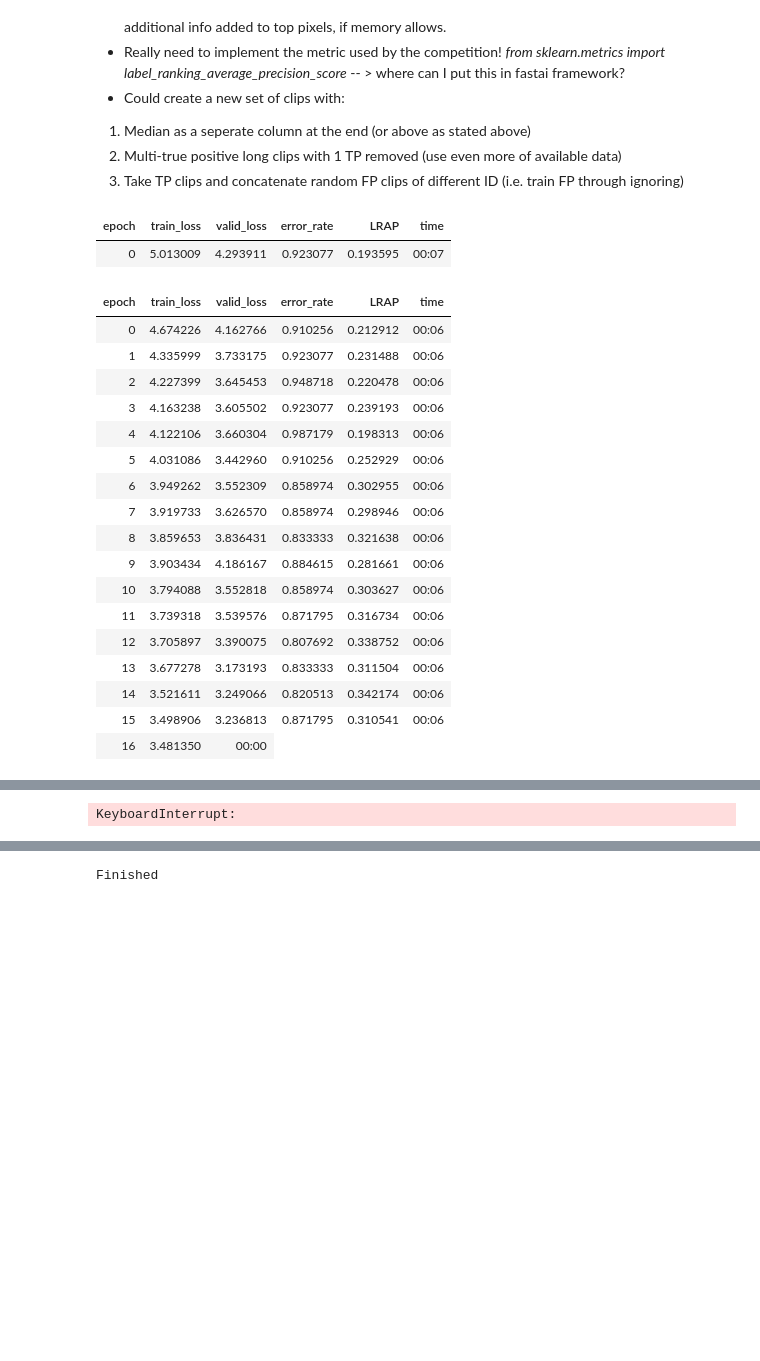
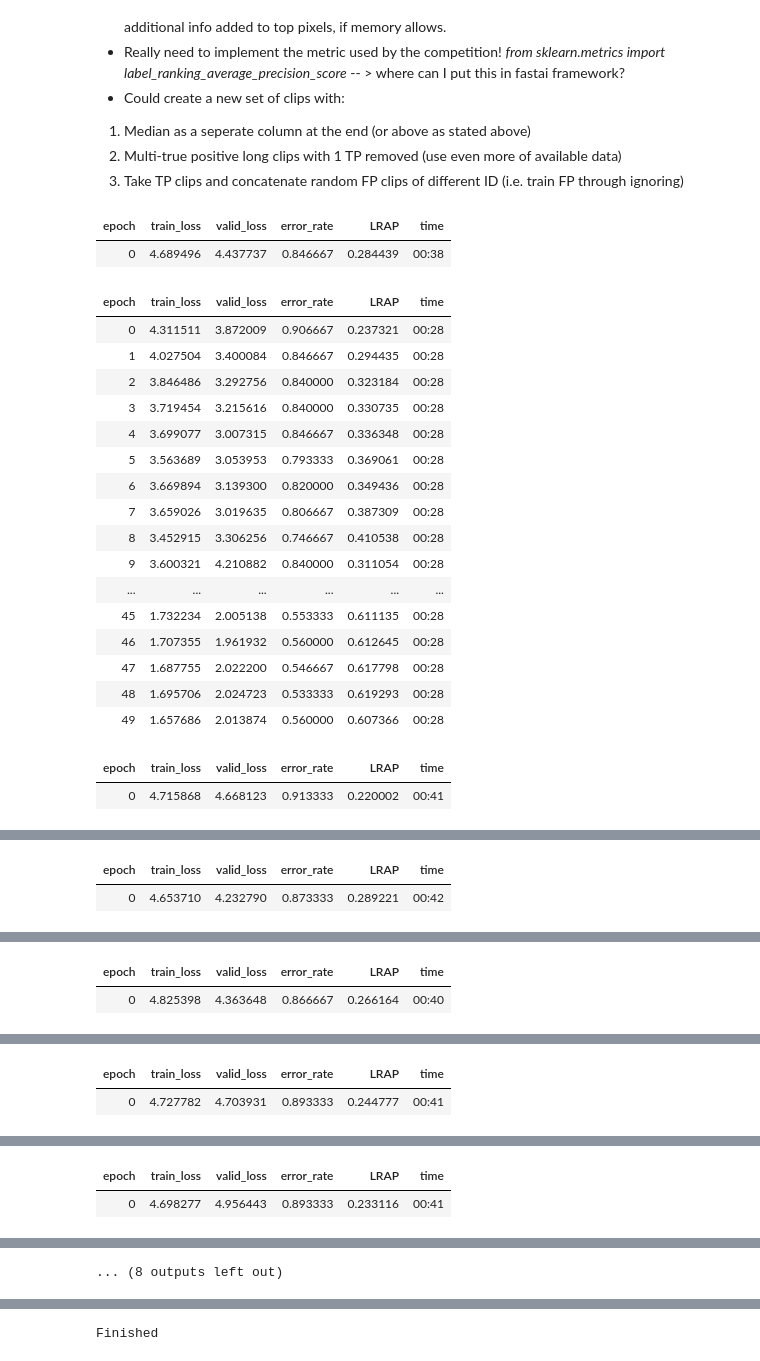
Before and after one commit to KidElectric/rfcx_kaggle, a Jupyter notebook: notebooks/3.0-bri-train-models-experiments.ipynb, the cells around one changed output, grey strips where cells are left out. Cells and saved outputs as stored; diff of their text form; code cells hidden in the pictures; blank space fills up the shorter version.

Commit message:
Adding dynamic model and csv naming

```diff
--- a/notebooks/3.0-bri-train-models-experiments.ipynb
+++ b/notebooks/3.0-bri-train-models-experiments.ipynb
@@ -165,17 +165,17 @@ path=CC_MODEL_ROOT
 learn=load_learner(path.joinpath('rn18_30ep_512_clip_full_aug1_medsub_112920_2.pkl'))
 # %%
 #Load in multiple .csv and take the mean:
-fns=[DATA_ROOT.joinpath('resnet34_25epoch_512_clip_full_gen_aug2.csv'),
-     DATA_ROOT.joinpath('resnet18_30epoch_512_clip_full_aug1.csv')]
+fns=[CC_MODEL_ROOT.parent.joinpath('predictions').joinpath('rn101_50ep_lr8p32e-10_434_clip_TP_FP_NP_aug2_noflip_120420_mixup0p5-sum.csv'),
+     CC_MODEL_ROOT.parent.joinpath('predictions').joinpath('rn50_50ep_224_resamp15_TP_FP_NP_aug2_noflip_19_8_averaged.csv')]
 df_load={}
 for i,fn in enumerate(fns):
     df_load[i]= pd.read_csv(fn)
 b=df_load[0]
 for col in df_load[0].columns:
     if col != 'recording_id':
-        b[col]=(0.25*df_load[0][col] + 0.75*df_load[1][col])
+        b[col]=(0.75*df_load[0][col] + 0.25*df_load[1][col])
 b.head()
-b.to_csv(DATA_ROOT.joinpath('25-75_combo_test_resnet34_25_clip_full_gen_and_resnet18_clip_full_med.csv'),
+b.to_csv(CC_MODEL_ROOT.parent.joinpath('predictions').joinpath('rn101_plus_rn50_8average.csv'),
         index=False)
 # %% [markdown]
 # Notes
@@ -200,44 +200,48 @@ def LRAP(inp, targ, sigmoid=True):
         targ_array[i,t]=1
     return skm.label_ranking_average_precision_score(targ_array,pred)
 # %%
-# Train many smaller models on randomly subsampled image sets (n=50 to start)
+# Train many smaller models using mixup on randomly subsampled image sets (n=50 to start)
 def which_singer(x): return x.parts[-1].split('_')[1]
-rs = 15
-path =CC_ROOT.joinpath('data').joinpath('processed').joinpath('resamp_%d' % 15)
-nmodels=50
+rs = 25
+path =CC_ROOT.joinpath('data').joinpath('processed').joinpath('resamp_%d' % rs)
+nmodels=10
 mixup = MixUp(0.5)
 for i in range(nmodels):
     subset=path.joinpath(str(i))
     dls = ImageDataLoaders.from_path_func(
         subset, get_image_files(subset), valid_pct=0.2, seed=42,
-        label_func=which_singer, item_tfms=Resize(128,ResizeMethod.Squish),
+        label_func=which_singer, item_tfms=Resize(350,ResizeMethod.Squish),
         batch_tfms=aug_transforms(mult=2, do_flip=False),
-        num_workers=0,bs=12)
+        num_workers=0,bs=6)
 
     learn = cnn_learner(dls, resnet101, cbs=mixup,
                         loss_func=CrossEntropyLossFlat(),
                         metrics=[error_rate, LRAP])
     learn.fine_tune(50)
-    model_name='rn101_50ep_128_resamp%d_TP_FP_NP_aug2_noflip_mixup0p5.pkl' % rs
-    learn.export(fname=path.joinpath('models').joinpath(model_name)) #30e = 0.717
+    model_name='rn101_50ep_350_resamp%d_TP_FP_NP_aug2_noflip_mixup0p5_%d.pkl' % (rs,i)
+    mpath=path.joinpath('models')
+    if mpath.exists() == False:
+        os.makedirs(mpath)
+    learn.export(fname=mpath.joinpath(model_name)) #30e = 0.717
 # %% [output]
 | epoch | train_loss | valid_loss | error_rate | LRAP | time |
-| 0 | 5.013009 | 4.293911 | 0.923077 | 0.193595 | 00:07 |
+| 0 | 4.689496 | 4.437737 | 0.846667 | 0.284439 | 00:38 |
 | epoch | train_loss | valid_loss | error_rate | LRAP | time |
-| 0 | 4.674226 | 4.162766 | 0.910256 | 0.212912 | 00:06 |
-| 1 | 4.335999 | 3.733175 | 0.923077 | 0.231488 | 00:06 |
-| 2 | 4.227399 | 3.645453 | 0.948718 | 0.220478 | 00:06 |
-| 3 | 4.163238 | 3.605502 | 0.923077 | 0.239193 | 00:06 |
-| 4 | 4.122106 | 3.660304 | 0.987179 | 0.198313 | 00:06 |
-| 5 | 4.031086 | 3.442960 | 0.910256 | 0.252929 | 00:06 |
-| 6 | 3.949262 | 3.552309 | 0.858974 | 0.302955 | 00:06 |
-| 7 | 3.919733 | 3.626570 | 0.858974 | 0.298946 | 00:06 |
-| 8 | 3.859653 | 3.836431 | 0.833333 | 0.321638 | 00:06 |
-| 9 | 3.903434 | 4.186167 | 0.884615 | 0.281661 | 00:06 |
-| 10 | 3.794088 | 3.552818 | 0.858974 | 0.303627 | 00:06 |
-| 11 | 3.739318 | 3.539576 | 0.871795 | 0.316734 | 00:06 |
-| 12 | 3.705897 | 3.390075 | 0.807692 | 0.338752 | 00:06 |
-| 13 | 3.677278 | 3.173193 | 0.833333 | 0.311504 | 00:06 |
-| 14 | 3.521611 | 3.249066 | 0.820513 | 0.342174 | 00:06 |
-| 15 | 3.498906 | 3.236813 | 0.871795 | 0.310541 | 00:06 |
-| 16 | 3.481350 | 00:00 |
+| 0 | 4.311511 | 3.872009 | 0.906667 | 0.237321 | 00:28 |
+| 1 | 4.027504 | 3.400084 | 0.846667 | 0.294435 | 00:28 |
+| 2 | 3.846486 | 3.292756 | 0.840000 | 0.323184 | 00:28 |
+| 3 | 3.719454 | 3.215616 | 0.840000 | 0.330735 | 00:28 |
+| 4 | 3.699077 | 3.007315 | 0.846667 | 0.336348 | 00:28 |
+| 5 | 3.563689 | 3.053953 | 0.793333 | 0.369061 | 00:28 |
+| 6 | 3.669894 | 3.139300 | 0.820000 | 0.349436 | 00:28 |
+| 7 | 3.659026 | 3.019635 | 0.806667 | 0.387309 | 00:28 |
+| 8 | 3.452915 | 3.306256 | 0.746667 | 0.410538 | 00:28 |
+| 9 | 3.600321 | 4.210882 | 0.840000 | 0.311054 | 00:28 |
+| ... | ... | ... | ... | ... | ... |
+| 45 | 1.732234 | 2.005138 | 0.553333 | 0.611135 | 00:28 |
+| 46 | 1.707355 | 1.961932 | 0.560000 | 0.612645 | 00:28 |
+| 47 | 1.687755 | 2.022200 | 0.546667 | 0.617798 | 00:28 |
+| 48 | 1.695706 | 2.024723 | 0.533333 | 0.619293 | 00:28 |
+| 49 | 1.657686 | 2.013874 | 0.560000 | 0.607366 | 00:28 |
+| epoch | train_loss | valid_loss | error_rate | LRAP | time |
+| 0 | 4.715868 | 4.668123 | 0.913333 | 0.220002 | 00:41 |
@@ -243,0 +265,2 @@ for i in range(nmodels):
+| epoch | train_loss | valid_loss | error_rate | LRAP | time |
+| 0 | 4.653710 | 4.232790 | 0.873333 | 0.289221 | 00:42 |
@@ -243,0 +284,2 @@ for i in range(nmodels):
+| epoch | train_loss | valid_loss | error_rate | LRAP | time |
+| 0 | 4.825398 | 4.363648 | 0.866667 | 0.266164 | 00:40 |
@@ -243,0 +303,2 @@ for i in range(nmodels):
+| epoch | train_loss | valid_loss | error_rate | LRAP | time |
+| 0 | 4.727782 | 4.703931 | 0.893333 | 0.244777 | 00:41 |
@@ -243,0 +322,2 @@ for i in range(nmodels):
+| epoch | train_loss | valid_loss | error_rate | LRAP | time |
+| 0 | 4.698277 | 4.956443 | 0.893333 | 0.233116 | 00:41 |
@@ -244 +341 @@ for i in range(nmodels):
-KeyboardInterrupt:
+... (8 outputs left out)
```
Also changed, not shown: parts of 6 cells of this notebook, 2 other files.
